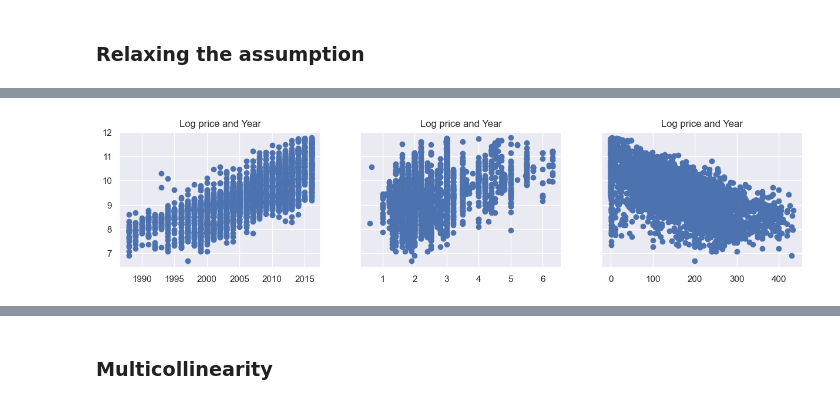
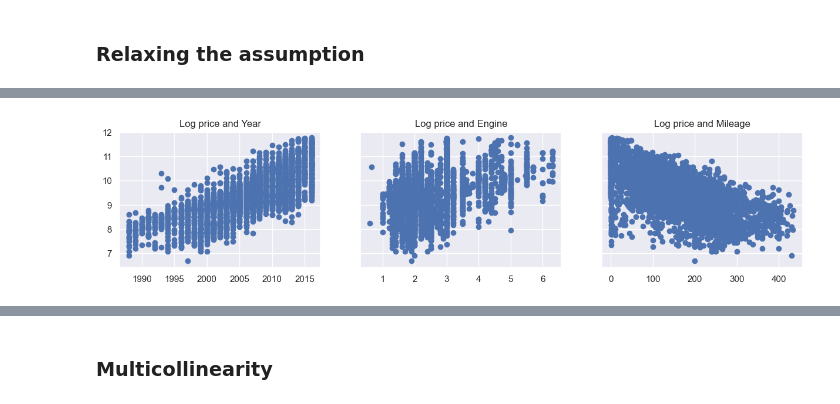
Before and after one commit to Amerb908/Car-Price-Prediction, a Jupyter notebook: Car Price Prediction.ipynb, the cells around one changed output, grey strips where cells are left out. Drawn from its saved outputs; the diff is of its cells as text; code cells hidden in the pictures.

```diff
--- a/Car Price Prediction.ipynb
+++ b/Car Price Prediction.ipynb
@@ -215,14 +215,14 @@ data_cleaned
 # %%
 f, (ax1, ax2, ax3) = plt.subplots(1, 3, sharey = True, figsize = (15,3))
 ax1.scatter(data_cleaned['Year'], data_cleaned['Log_price'])
 ax1.set_title('Log price and Year')
 ax2.scatter(data_cleaned['EngineV'], data_cleaned['Log_price'])
-ax2.set_title('Log price and Year')
+ax2.set_title('Log price and Engine')
 ax3.scatter(data_cleaned['Mileage'], data_cleaned['Log_price'])
-ax3.set_title('Log price and Year')
+ax3.set_title('Log price and Mileage')
 plt.show()
 # %% [output]
-[figure, old version]
+[figure, new version]
 # %%
 data_cleaned = data_cleaned.drop(['Price'], axis = 1)
 data_cleaned.describe(include='all')
```
Also changed, not shown: parts of 18 cells of this notebook.
